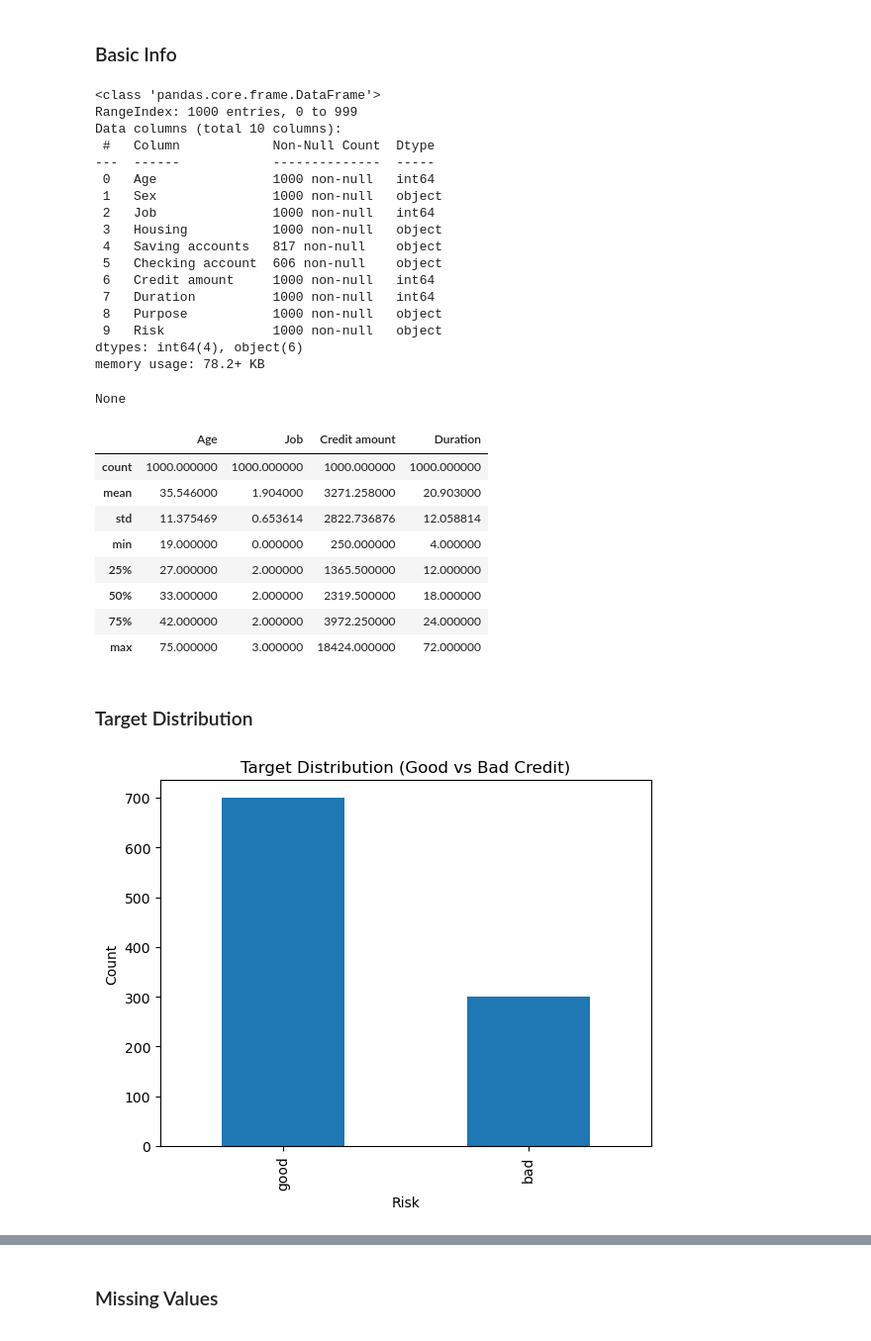
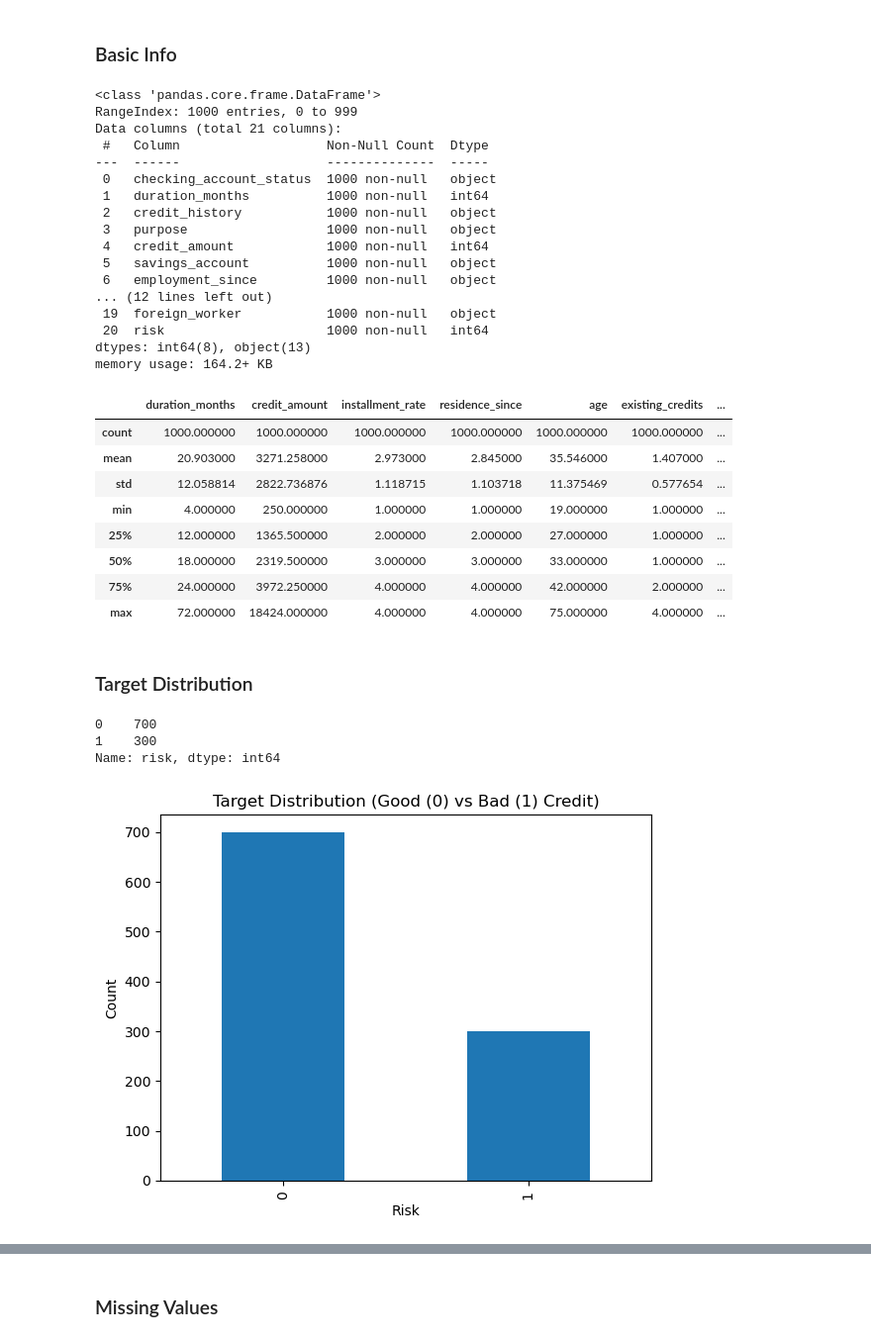
Before and after one commit to vaibhavpandeyprayag/loan-default-risk, a Jupyter notebook: notebooks/01_eda.ipynb, the cells around one changed output, grey strips where cells are left out. Shown at 99% size. Cells and saved outputs as stored; diff of their text form; code cells hidden in the pictures.

```diff
--- a/notebooks/01_eda.ipynb
+++ b/notebooks/01_eda.ipynb
@@ -23,0 +10,12 @@ df.head()
+# %%
+column_names = ["checking_account_status", "duration_months", "credit_history", "purpose", "credit_amount",
+                "savings_account", "employment_since", "installment_rate", "personal_status_sex", "other_debtors",
+                "residence_since", "property", "age", "other_installment_plans", "housing",
+                "existing_credits", "job", "num_liable_people", "telephone", "foreign_worker",
+                "risk"
+]
+df = pd.read_csv("../data/raw/credit_data.data", sep=" ", header=None, names=column_names)
+df.loc[df["risk"] == 1, "risk"] = 0
+df.loc[df["risk"] == 2, "risk"] = 1
+
+df.head()
@@ -24,43 +30,48 @@ df.head()
 # %% [markdown]
 ### Basic Info
 # %%
-display(df.info())
-display(df.describe())
+df.info()
+df.describe()
 # %% [output]
 <class 'pandas.core.frame.DataFrame'>
 RangeIndex: 1000 entries, 0 to 999
-Data columns (total 10 columns):
- #   Column            Non-Null Count  Dtype
----  ------            --------------  -----
- 0   Age               1000 non-null   int64
- 1   Sex               1000 non-null   object
- 2   Job               1000 non-null   int64
- 3   Housing           1000 non-null   object
- 4   Saving accounts   817 non-null    object
- 5   Checking account  606 non-null    object
- 6   Credit amount     1000 non-null   int64
- 7   Duration          1000 non-null   int64
- 8   Purpose           1000 non-null   object
- 9   Risk              1000 non-null   object
-dtypes: int64(4), object(6)
-memory usage: 78.2+ KB
+Data columns (total 21 columns):
+ #   Column                   Non-Null Count  Dtype
+---  ------                   --------------  -----
+ 0   checking_account_status  1000 non-null   object
+ 1   duration_months          1000 non-null   int64
+ 2   credit_history           1000 non-null   object
+ 3   purpose                  1000 non-null   object
+ 4   credit_amount            1000 non-null   int64
+ 5   savings_account          1000 non-null   object
+ 6   employment_since         1000 non-null   object
+... (12 lines left out)
+ 19  foreign_worker           1000 non-null   object
+ 20  risk                     1000 non-null   int64
+dtypes: int64(8), object(13)
+memory usage: 164.2+ KB
-None
-|  | Age | Job | Credit amount | Duration |
-| count | 1000.000000 | 1000.000000 | 1000.000000 | 1000.000000 |
-| mean | 35.546000 | 1.904000 | 3271.258000 | 20.903000 |
-| std | 11.375469 | 0.653614 | 2822.736876 | 12.058814 |
-| min | 19.000000 | 0.000000 | 250.000000 | 4.000000 |
-| 25% | 27.000000 | 2.000000 | 1365.500000 | 12.000000 |
-| 50% | 33.000000 | 2.000000 | 2319.500000 | 18.000000 |
-| 75% | 42.000000 | 2.000000 | 3972.250000 | 24.000000 |
-| max | 75.000000 | 3.000000 | 18424.000000 | 72.000000 |
+|  | duration_months | credit_amount | installment_rate | residence_since | age | existing_credits | ... |
+| count | 1000.000000 | 1000.000000 | 1000.000000 | 1000.000000 | 1000.000000 | 1000.000000 | ... |
+| mean | 20.903000 | 3271.258000 | 2.973000 | 2.845000 | 35.546000 | 1.407000 | ... |
+| std | 12.058814 | 2822.736876 | 1.118715 | 1.103718 | 11.375469 | 0.577654 | ... |
+| min | 4.000000 | 250.000000 | 1.000000 | 1.000000 | 19.000000 | 1.000000 | ... |
+| 25% | 12.000000 | 1365.500000 | 2.000000 | 2.000000 | 27.000000 | 1.000000 | ... |
+| 50% | 18.000000 | 2319.500000 | 3.000000 | 3.000000 | 33.000000 | 1.000000 | ... |
+| 75% | 24.000000 | 3972.250000 | 4.000000 | 4.000000 | 42.000000 | 2.000000 | ... |
+| max | 72.000000 | 18424.000000 | 4.000000 | 4.000000 | 75.000000 | 4.000000 | ... |
 # %% [markdown]
 ### Target Distribution
 # %%
-df['Risk'].value_counts().plot(kind='bar')
-plt.title("Target Distribution (Good vs Bad Credit)")
+freq = df['risk'].value_counts()
+print(freq)
+freq.plot(kind='bar')
+plt.title("Target Distribution (Good (0) vs Bad (1) Credit)")
 plt.xlabel("Risk")
 plt.ylabel("Count")
+plt.savefig("../reports/figures/risk_distribution.png")
 plt.show()
 # %% [output]
+0    700
+1    300
+Name: risk, dtype: int64
-[figure, old version]
+[figure, new version]
```
Also changed, not shown: parts of 42 cells of this notebook, 21 other files.
